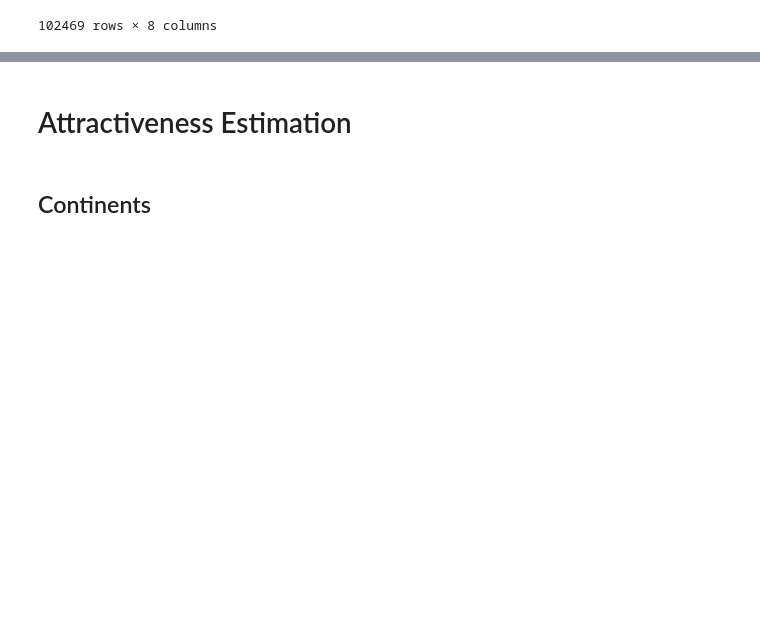
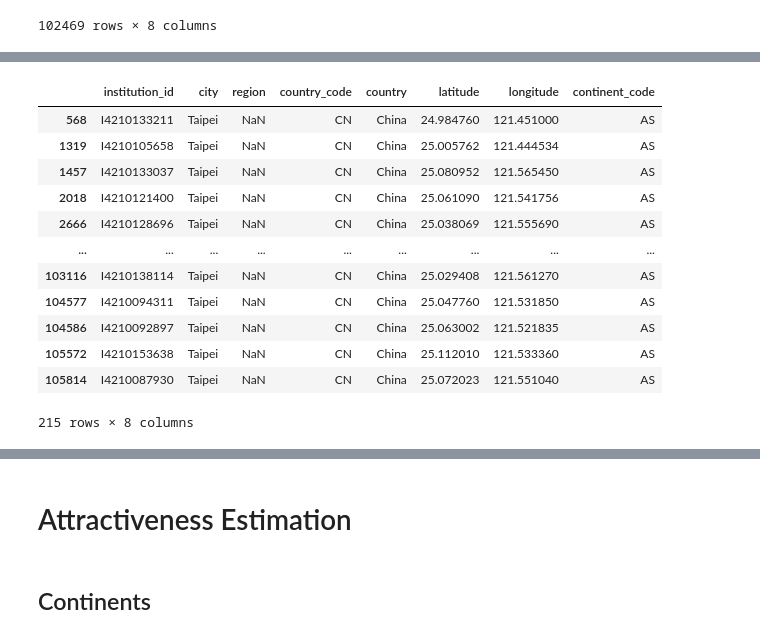
Before and after one commit to LangtianM/ScientistsMobility, a Jupyter notebook: 2_Estimations.ipynb, the cells around one changed output, grey strips where cells are left out. Drawn from its saved outputs; the diff is of its cells as text; code cells hidden in the pictures; blank space fills up the shorter version.

```diff
--- a/2_Estimations.ipynb
+++ b/2_Estimations.ipynb
@@ -177,3 +193,25 @@ institution_geo
+# %%
+institution_geo[institution_geo['country_code'] == 'TW']
+# Change all TW to CN in the country_code column
+institution_geo.loc[institution_geo['country_code'] == 'TW', 'country_code'] = 'CN'
+# Change all Taiwan to China in the country column
+institution_geo.loc[institution_geo['country'] == 'Taiwan', 'country'] = 'China'
+# %%
+institution_geo[institution_geo['city'] == 'Taipei']
+# %% [output]
+|  | institution_id | city | region | country_code | country | latitude | longitude | continent_code |
+| 568 | I4210133211 | Taipei | NaN | CN | China | 24.984760 | 121.451000 | AS |
+| 1319 | I4210105658 | Taipei | NaN | CN | China | 25.005762 | 121.444534 | AS |
+| 1457 | I4210133037 | Taipei | NaN | CN | China | 25.080952 | 121.565450 | AS |
+| 2018 | I4210121400 | Taipei | NaN | CN | China | 25.061090 | 121.541756 | AS |
+| 2666 | I4210128696 | Taipei | NaN | CN | China | 25.038069 | 121.555690 | AS |
+| ... | ... | ... | ... | ... | ... | ... | ... | ... |
+| 103116 | I4210138114 | Taipei | NaN | CN | China | 25.029408 | 121.561270 | AS |
+| 104577 | I4210094311 | Taipei | NaN | CN | China | 25.047760 | 121.531850 | AS |
+| 104586 | I4210092897 | Taipei | NaN | CN | China | 25.063002 | 121.521835 | AS |
+| 105572 | I4210153638 | Taipei | NaN | CN | China | 25.112010 | 121.533360 | AS |
+| 105814 | I4210087930 | Taipei | NaN | CN | China | 25.072023 | 121.551040 | AS |
+215 rows × 8 columns
 # %%
 destinations = move_data['institution_id'].unique()
 origins = move_data['prev_ins'].unique()
```
Also changed, not shown: parts of 4 cells of this notebook, 3 other files.
